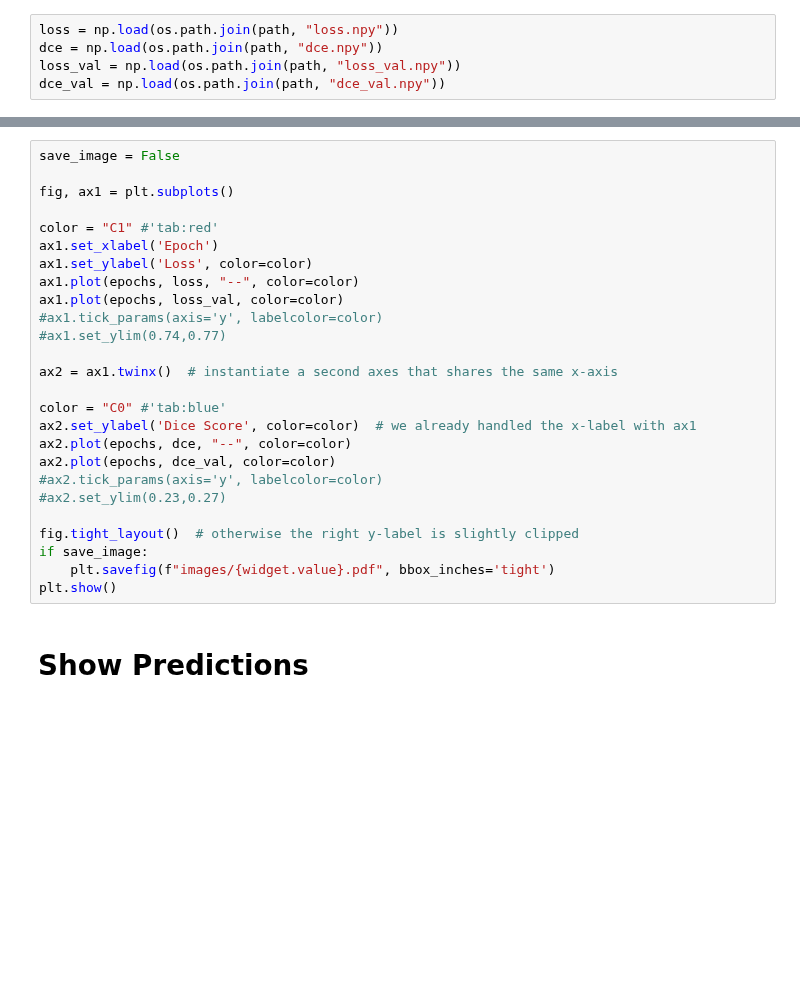
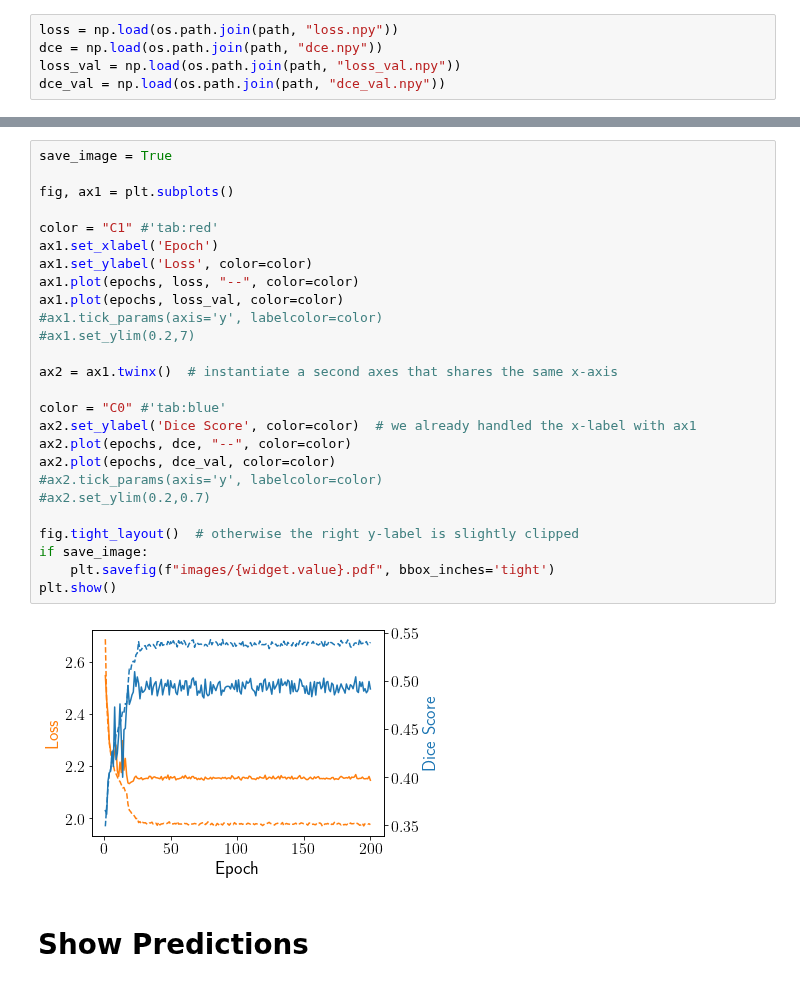
Before and after one commit to CarlaSa/AML_project, a Jupyter notebook: PlotTrainingResults.ipynb, the cells around one changed output, grey strips where cells are left out. Cells and saved outputs as stored; diff of their text form; blank space fills up the shorter version.

```diff
--- a/PlotTrainingResults.ipynb
+++ b/PlotTrainingResults.ipynb
@@ -84,29 +120,31 @@ Total number of epochs:  80
 # %%
-save_image = False
+save_image = True
 
 fig, ax1 = plt.subplots()
 
 color = "C1" #'tab:red'
 ax1.set_xlabel('Epoch')
 ax1.set_ylabel('Loss', color=color)
 ax1.plot(epochs, loss, "--", color=color)
 ax1.plot(epochs, loss_val, color=color)
 #ax1.tick_params(axis='y', labelcolor=color)
-#ax1.set_ylim(0.74,0.77)
+#ax1.set_ylim(0.2,7)
 
 ax2 = ax1.twinx()  # instantiate a second axes that shares the same x-axis
 
 color = "C0" #'tab:blue'
 ax2.set_ylabel('Dice Score', color=color)  # we already handled the x-label with ax1
 ax2.plot(epochs, dce, "--", color=color)
 ax2.plot(epochs, dce_val, color=color)
 #ax2.tick_params(axis='y', labelcolor=color)
-#ax2.set_ylim(0.23,0.27)
+#ax2.set_ylim(0.2,0.7)
 
 fig.tight_layout()  # otherwise the right y-label is slightly clipped
 if save_image:
     plt.savefig(f"images/{widget.value}.pdf", bbox_inches='tight')
 plt.show()
+# %% [output]
+[figure, added]
 # %% [markdown]
 # Show Predictions
 # %%
```
Also changed, not shown: parts of 7 cells of this notebook.
